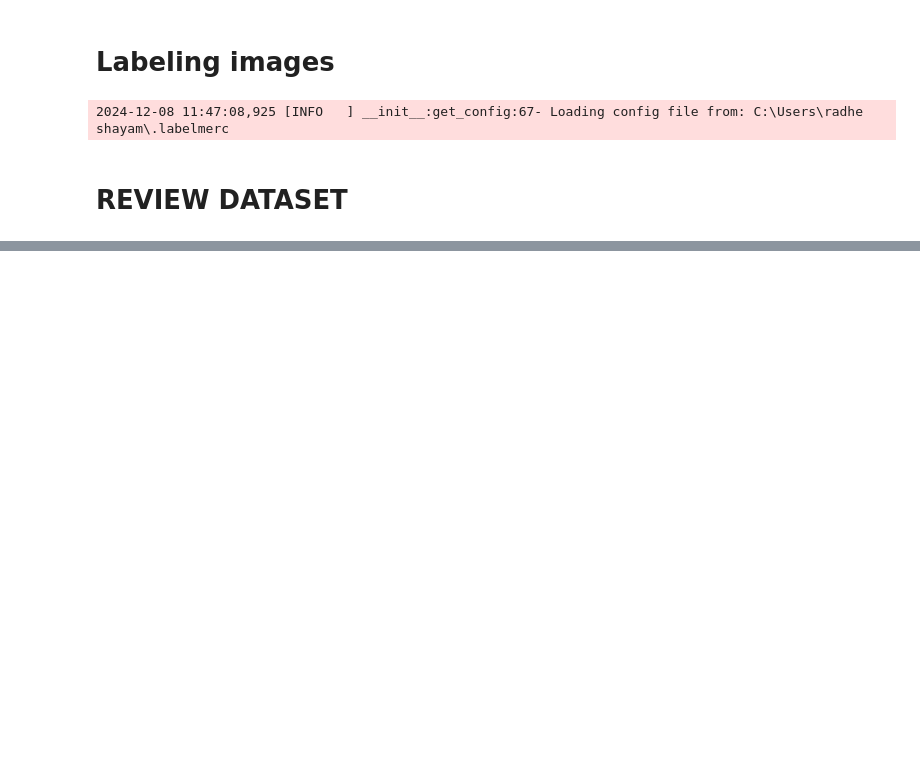
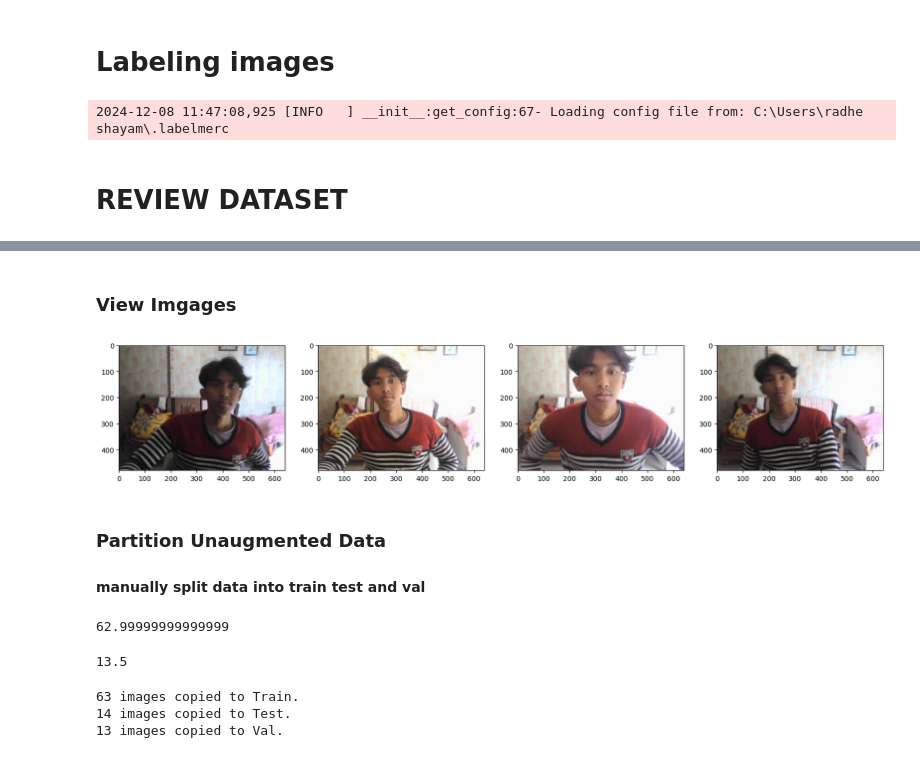
Before and after one commit to dhruvghimiray/Face-detection-model, a Jupyter notebook: notebook/notebook.ipynb, the cells around one changed output, grey strips where cells are left out. Cells and saved outputs as stored; diff of their text form; code cells hidden in the pictures; blank space fills up the shorter version.

```diff
--- a/notebook/notebook.ipynb
+++ b/notebook/notebook.ipynb
@@ -62,0 +70,7 @@ import matplotlib.pyplot as plt
+# %%
+def load_image(x):
+    byte_img = tf.io.read_file(x)
+    img = tf.io.decode_jpeg(byte_img)
+    return img
+# %%
+images = images.map(load_image)
@@ -62,0 +97,25 @@ import matplotlib.pyplot as plt
+# %% [markdown]
+### View Imgages
+# %%
+image_generator = images.batch(4).as_numpy_iterator()
+# %%
+plot_images = image_generator.next()
+# %%
+fig, ax = plt.subplots(ncols=4, figsize=(20,20))
+for idx,image in enumerate(plot_images):
+    ax[idx].imshow(image)
+plt.show()
+# %% [output]
+[figure, added]
+# %% [markdown]
+### Partition Unaugmented Data
+
+#### manually split data into train test and val
+# %%
+90*.7 # 63 to train
+# %% [output]
+62.99999999999999
+# %%
+90*.15 # 14 and 13 for test and val
+# %% [output]
+13.5
@@ -62,0 +124,39 @@ import matplotlib.pyplot as plt
+# %%
+source_dir = '..\\data\\images\\'
+train_dir = '..\\data\\train\\images\\'
+test_dir = '..\\data\\test\\images\\'
+val_dir = '..\\data\\val\\images\\'
+
+# Ensure the target directories exist
+os.makedirs(train_dir, exist_ok=True)
+os.makedirs(test_dir, exist_ok=True)
+os.makedirs(val_dir, exist_ok=True)
+
+# List all image files
+images = tf.io.gfile.glob(os.path.join(source_dir, '*.jpg'))
+
+# Shuffle the images
+images = tf.random.shuffle(images).numpy()
+
+# Split the dataset
+train_images = images[:63]
+test_images = images[63:77]
+val_images = images[77:90]
+
+# Helper function to copy files
+def copy_files(file_list, target_dir):
+    for file_path in file_list:
+        shutil.copy(file_path.decode('utf-8'), target_dir)  # Decode as tf returns byte strings
+
+# Copy the files to respective folders
+copy_files(train_images, train_dir)
+copy_files(test_images, test_dir)
+copy_files(val_images, val_dir)
+
+print(f"{len(train_images)} images copied to Train.")
+print(f"{len(test_images)} images copied to Test.")
+print(f"{len(val_images)} images copied to Val.")
+# %% [output]
+63 images copied to Train.
+14 images copied to Test.
+13 images copied to Val.
```
Also changed, not shown: parts of 25 cells of this notebook, 1 other file.
